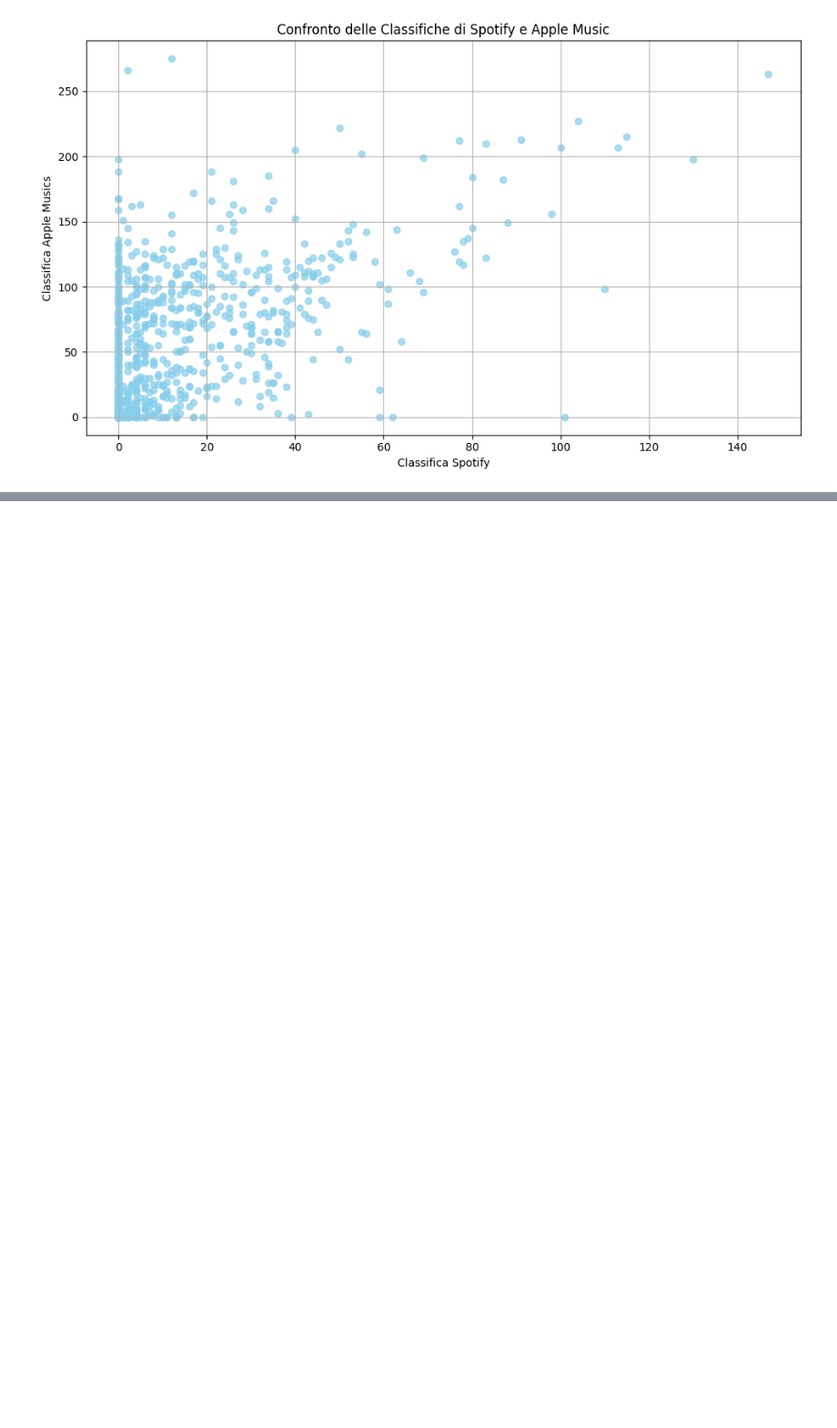
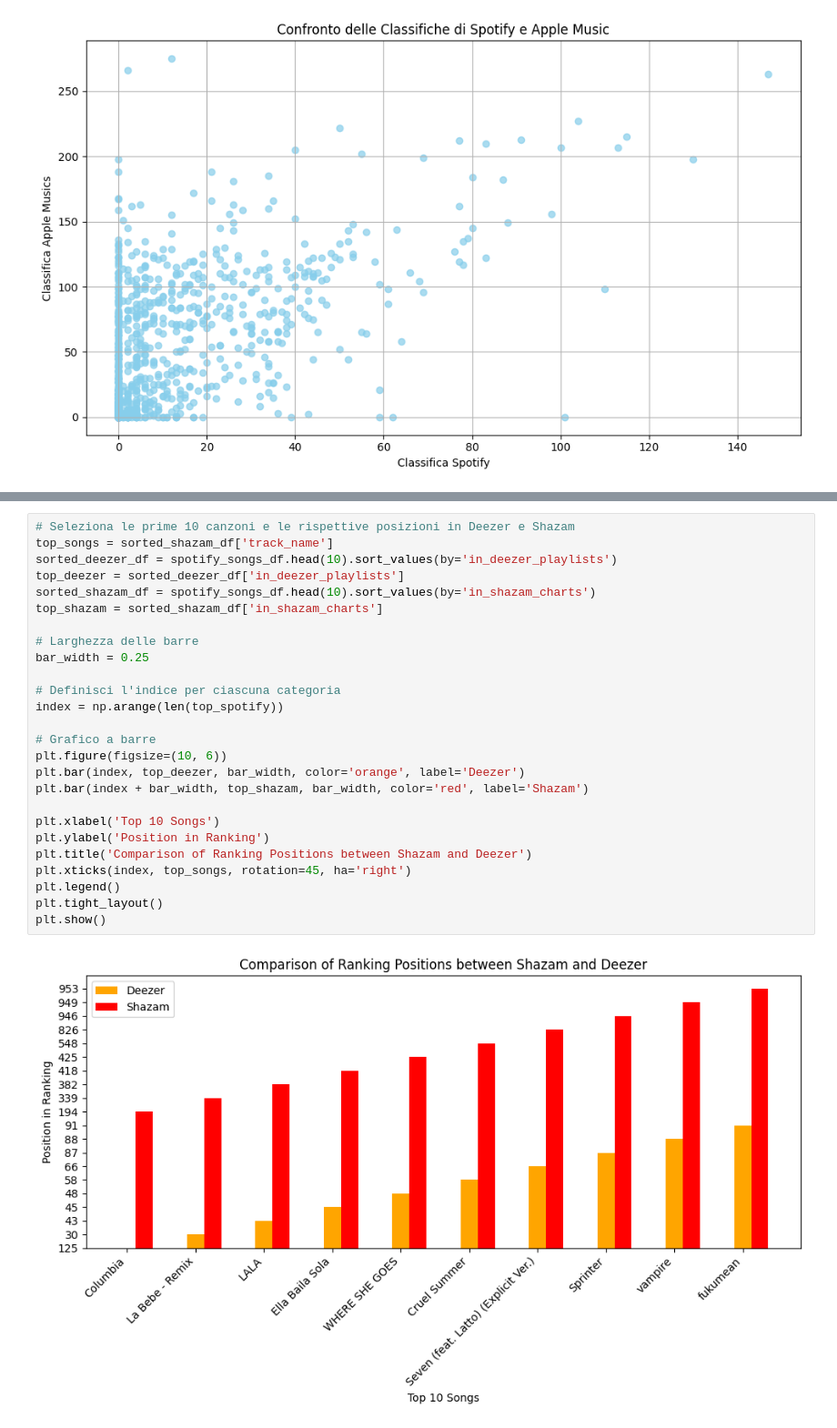
Before and after one commit to IsabellaPodavini/top_spotify_songs_2023, a Jupyter notebook: project.ipynb, the cells around one changed output, grey strips where cells are left out. Shown at 91% size. Saved outputs shown, nothing was run; the diff lists cells and outputs as text; blank space fills up the shorter version.

```diff
--- a/project.ipynb
+++ b/project.ipynb
@@ -280,0 +332,28 @@ plt.show()
+# %%
+# Seleziona le prime 10 canzoni e le rispettive posizioni in Deezer e Shazam
+top_songs = sorted_shazam_df['track_name']
+sorted_deezer_df = spotify_songs_df.head(10).sort_values(by='in_deezer_playlists')
+top_deezer = sorted_deezer_df['in_deezer_playlists']
+sorted_shazam_df = spotify_songs_df.head(10).sort_values(by='in_shazam_charts')
+top_shazam = sorted_shazam_df['in_shazam_charts']
+
+# Larghezza delle barre
+bar_width = 0.25
+
+# Definisci l'indice per ciascuna categoria
+index = np.arange(len(top_spotify))
+
+# Grafico a barre
+plt.figure(figsize=(10, 6))
+plt.bar(index, top_deezer, bar_width, color='orange', label='Deezer')
+plt.bar(index + bar_width, top_shazam, bar_width, color='red', label='Shazam')
+
+plt.xlabel('Top 10 Songs')
+plt.ylabel('Position in Ranking')
+plt.title('Comparison of Ranking Positions between Shazam and Deezer')
+plt.xticks(index, top_songs, rotation=45, ha='right')
+plt.legend()
+plt.tight_layout()
+plt.show()
+# %% [output]
+[figure, added]
```
Also changed, not shown: parts of 5 cells of this notebook.
